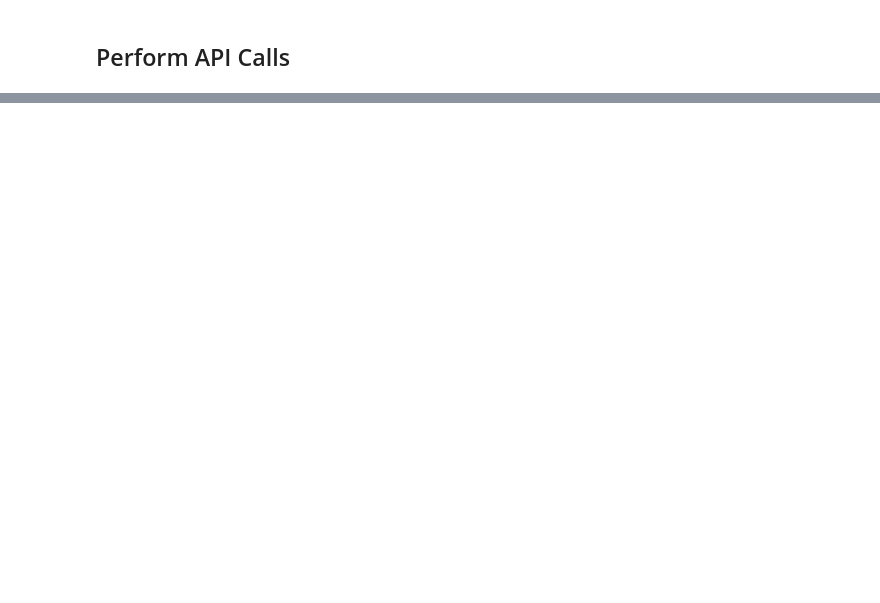
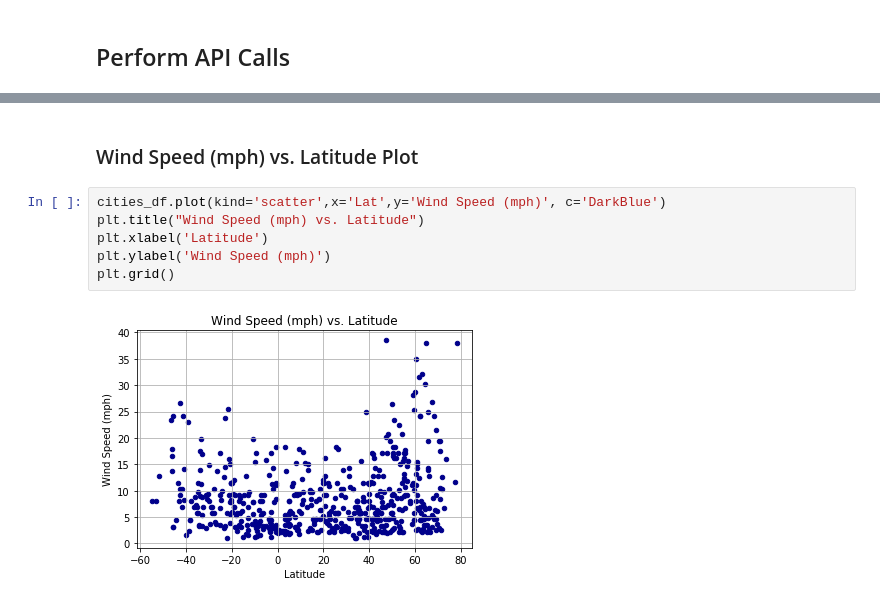
Before and after one commit to yuaher/Python-API-HW, a Jupyter notebook: WeatherPy.ipynb, the cells around one changed output, grey strips where cells are left out. Drawn from its saved outputs; the diff is of its cells as text; blank space fills up the shorter version.

```diff
--- a/WeatherPy.ipynb
+++ b/WeatherPy.ipynb
@@ -65,0 +246,10 @@ print(json.dumps(response, indent=4))
+# %% [markdown]
+### Wind Speed (mph) vs. Latitude Plot
+# %%
+cities_df.plot(kind='scatter',x='Lat',y='Wind Speed (mph)', c='DarkBlue')
+plt.title("Wind Speed (mph) vs. Latitude")
+plt.xlabel('Latitude')
+plt.ylabel('Wind Speed (mph)')
+plt.grid()
+# %% [output]
+[figure, added]
```
Also changed, not shown: parts of 26 cells of this notebook.
